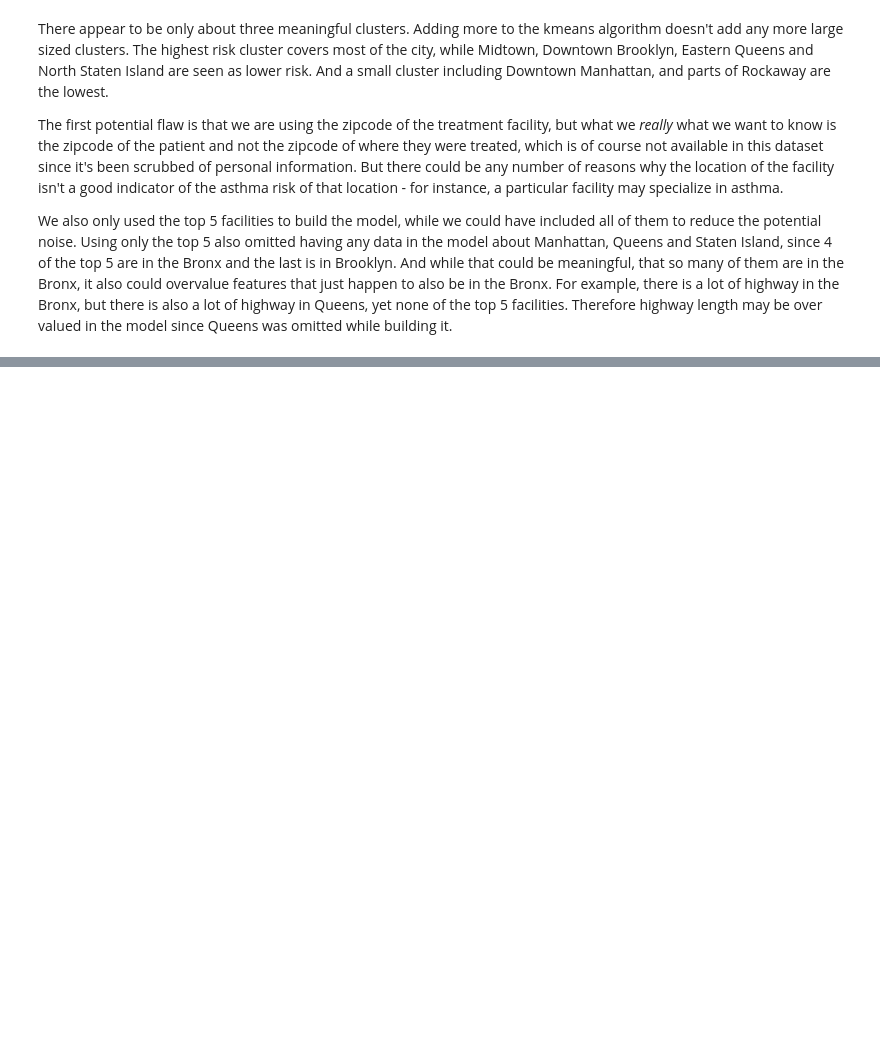
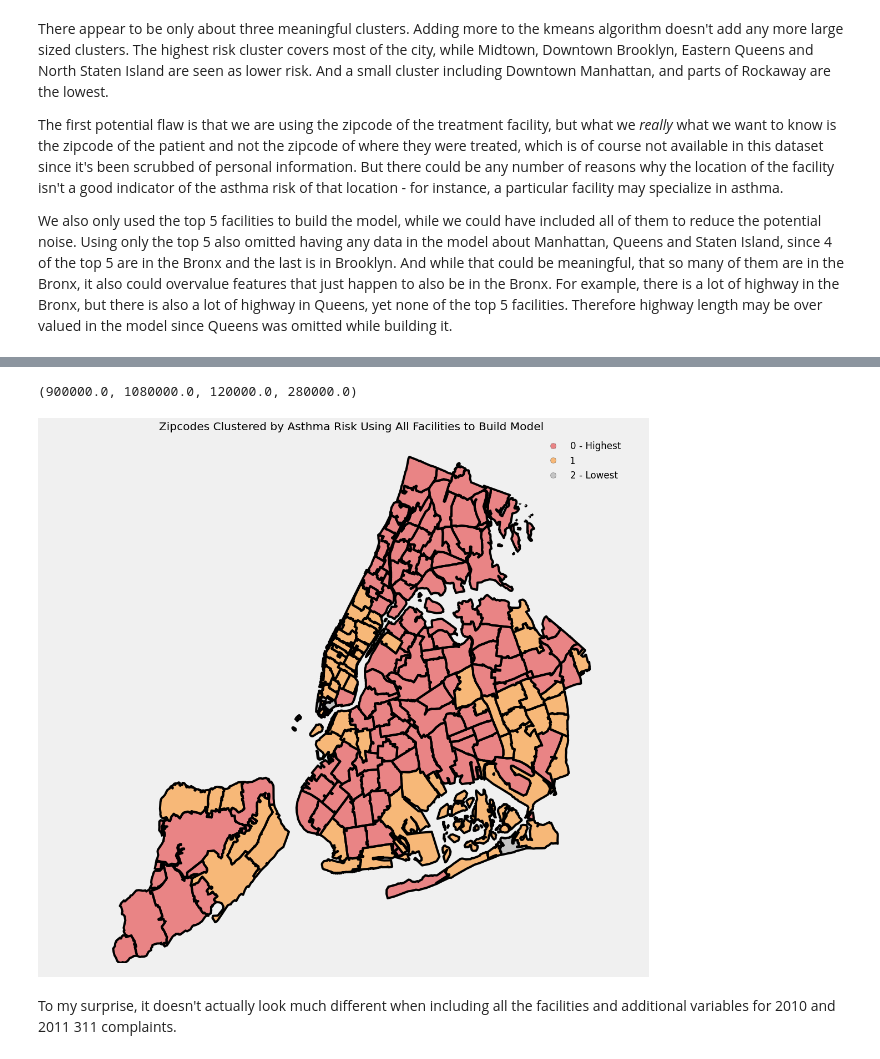
Before and after one commit to afcarl/PUI_final, a Jupyter notebook: Final.ipynb, the cells around one changed output, grey strips where cells are left out. Drawn from its saved outputs; the diff is of its cells as text; code cells hidden in the pictures; blank space fills up the shorter version.

```diff
--- a/Final.ipynb
+++ b/Final.ipynb
@@ -345,0 +374,16 @@ We also only used the top 5 facilities to build the model, while we could have i
+# %%
+data = {
+    'count': top311['count'],
+    'highway_length': top311['highway_length'],
+    'a': top311['2010_r'],
+    'b': top311['2011_r'],
+    'c': top311['2012_r'],
+    'd': top311['2013_r']
+}
+
+# Standardize Data
+for key in data:
+    data[key] = (data[key] - data[key].mean()) / data[key].std()
+
+mod = smf.ols(formula='count ~ highway_length + a + b + c + d', data = data).fit()
+print mod.summary()
@@ -345,0 +431,46 @@ We also only used the top 5 facilities to build the model, while we could have i
+# %%
+# Get the data as a matrix for clustering
+matrix = pd.DataFrame(all_data).as_matrix()
+# %%
+# Run Kmeans clustering and assign the labels
+# Choose three clusters because when clustering with more than
+# 3, very few zipcodes are put into more than the 3 primary ones.
+num_clusters = 3
+res = sklearn.cluster.KMeans(n_clusters=num_clusters).fit(matrix)
+
+
+# Get the predicted average value for each of the clusters
+# so we can make sense of them.  i.e whether they should be
+# seen as high or low risk clusters.
+# Then relabel the clusters
+labels = res.labels_ + 100
+#print labels
+clusters = []
+for i in range(100,num_clusters+100):
+    clusters.append((i, predictions[labels == i].mean()))
+
+clusters = sorted(clusters, key=lambda x: x[1], reverse=True)
+#print clusters
+
+# Relabel the clusters in order
+for i in range(len(clusters)):
+    labels[labels == clusters[i][0]] = i
+
+labels = labels.astype(unicode)
+labels[labels == '0'] = '0 - Highest'
+labels[labels == str(num_clusters - 1)] = '%s - Lowest' % (num_clusters - 1)
+zipcodes311['label'] = labels
+
+# Plot
+figure, ax = pl.subplots(figsize=(16,16))
+
+zipcodes311.plot(axes=ax, column='label',categorical=True, legend=True)
+
+# Title and remove grid lines
+ax.set_title('Zipcodes Clustered by Asthma Risk Using All Facilities to Build Model')
+ax.axis('off')
+# %% [output]
+(900000.0, 1080000.0, 120000.0, 280000.0)
+[figure, added]
+# %% [markdown]
+To my surprise, it doesn't actually look much different when including all the facilities and additional variables for 2010 and 2011 311 complaints.
```
Also changed, not shown: parts of 5 cells of this notebook.
